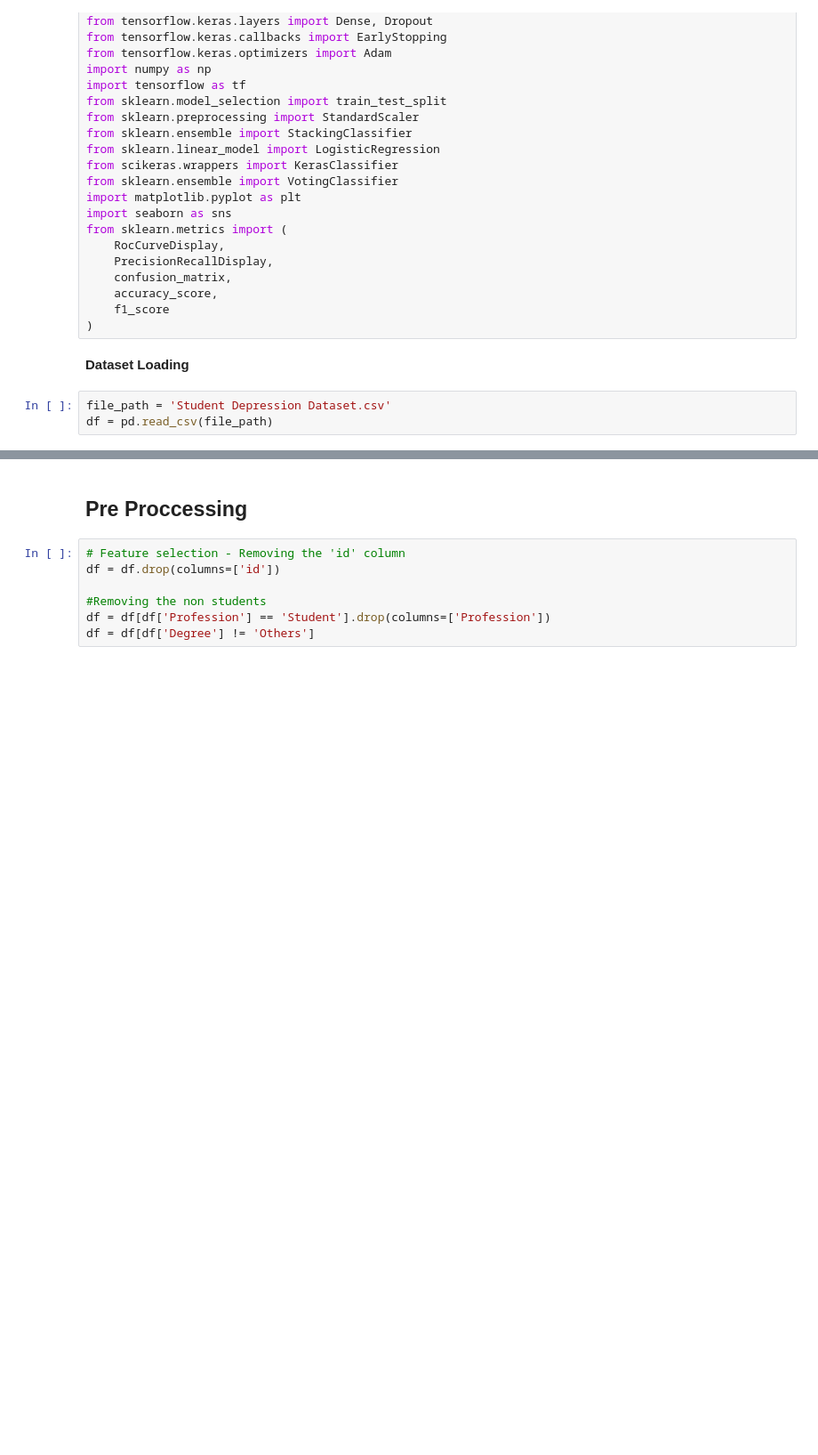
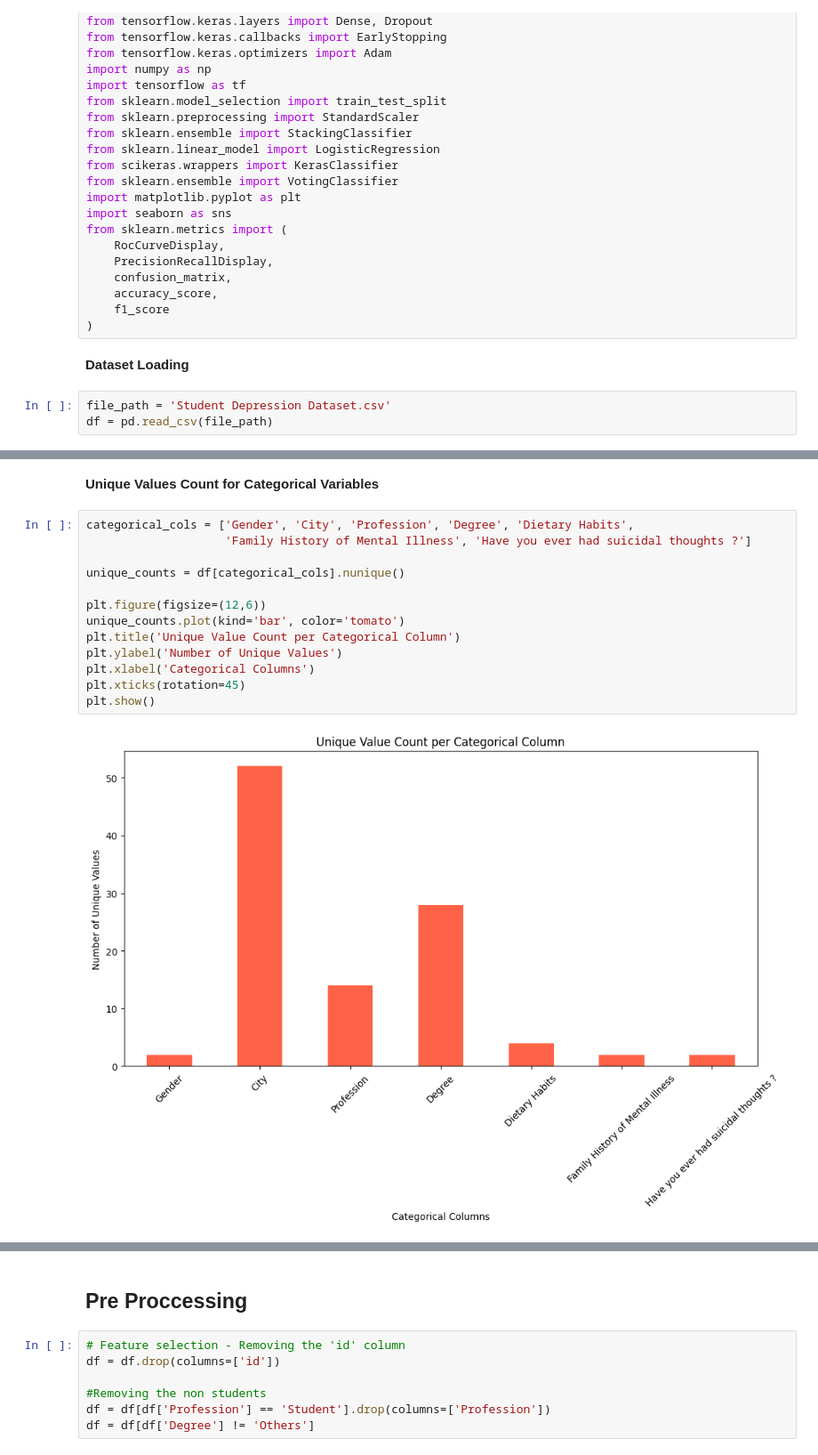
Before and after one commit to guyko29/student-depression-model, a Jupyter notebook: Student Depression Prediction.ipynb, the cells around one changed output, grey strips where cells are left out. Shown at 89% size. Saved outputs shown, nothing was run; the diff lists cells and outputs as text; blank space fills up the shorter version.

```diff
--- a/Student Depression Prediction.ipynb
+++ b/Student Depression Prediction.ipynb
@@ -57,0 +81,17 @@ df = pd.read_csv(file_path)
+# %% [markdown]
+**Unique Values Count for Categorical Variables**
+# %%
+categorical_cols = ['Gender', 'City', 'Profession', 'Degree', 'Dietary Habits',
+                    'Family History of Mental Illness', 'Have you ever had suicidal thoughts ?']
+
+unique_counts = df[categorical_cols].nunique()
+
+plt.figure(figsize=(12,6))
+unique_counts.plot(kind='bar', color='tomato')
+plt.title('Unique Value Count per Categorical Column')
+plt.ylabel('Number of Unique Values')
+plt.xlabel('Categorical Columns')
+plt.xticks(rotation=45)
+plt.show()
+# %% [output]
+[figure, added]
```
Also changed, not shown: parts of 23 cells of this notebook.
